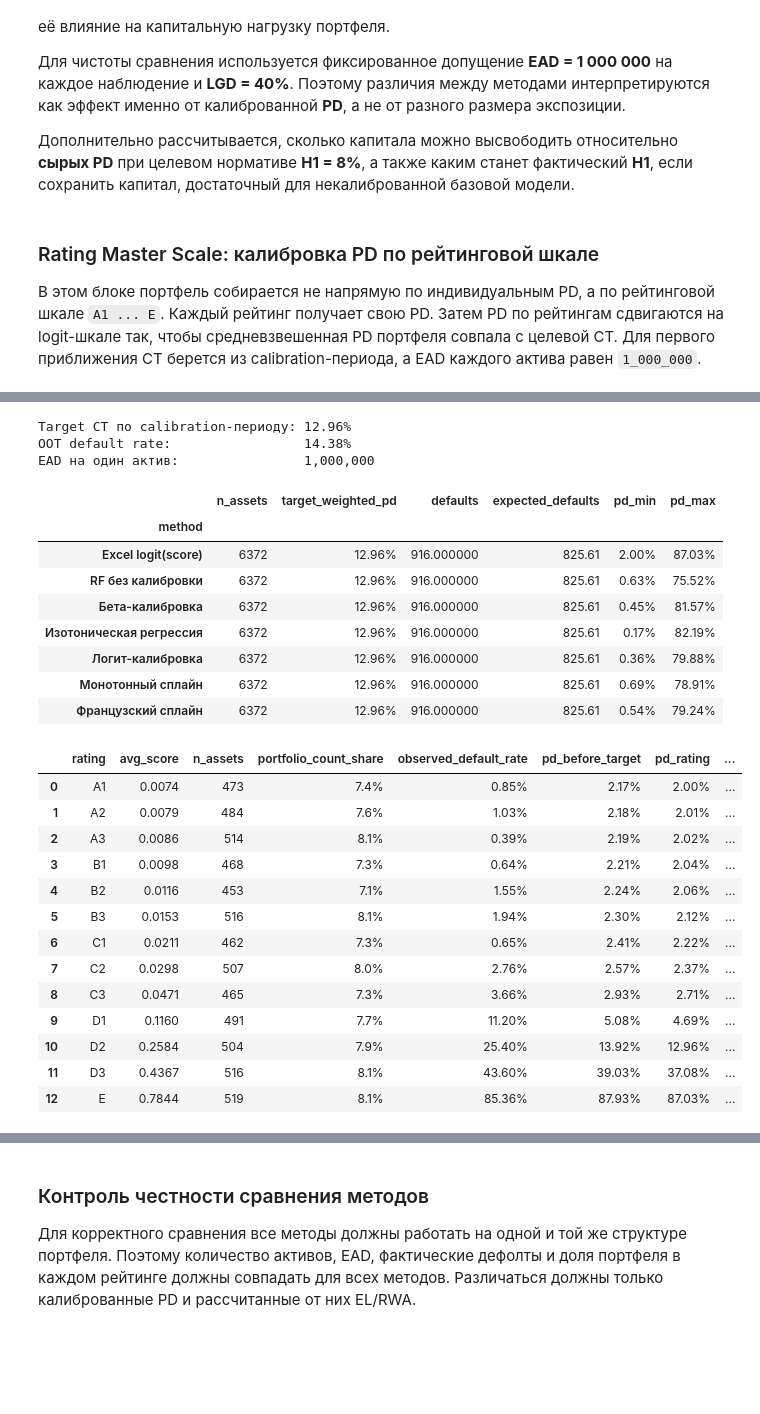
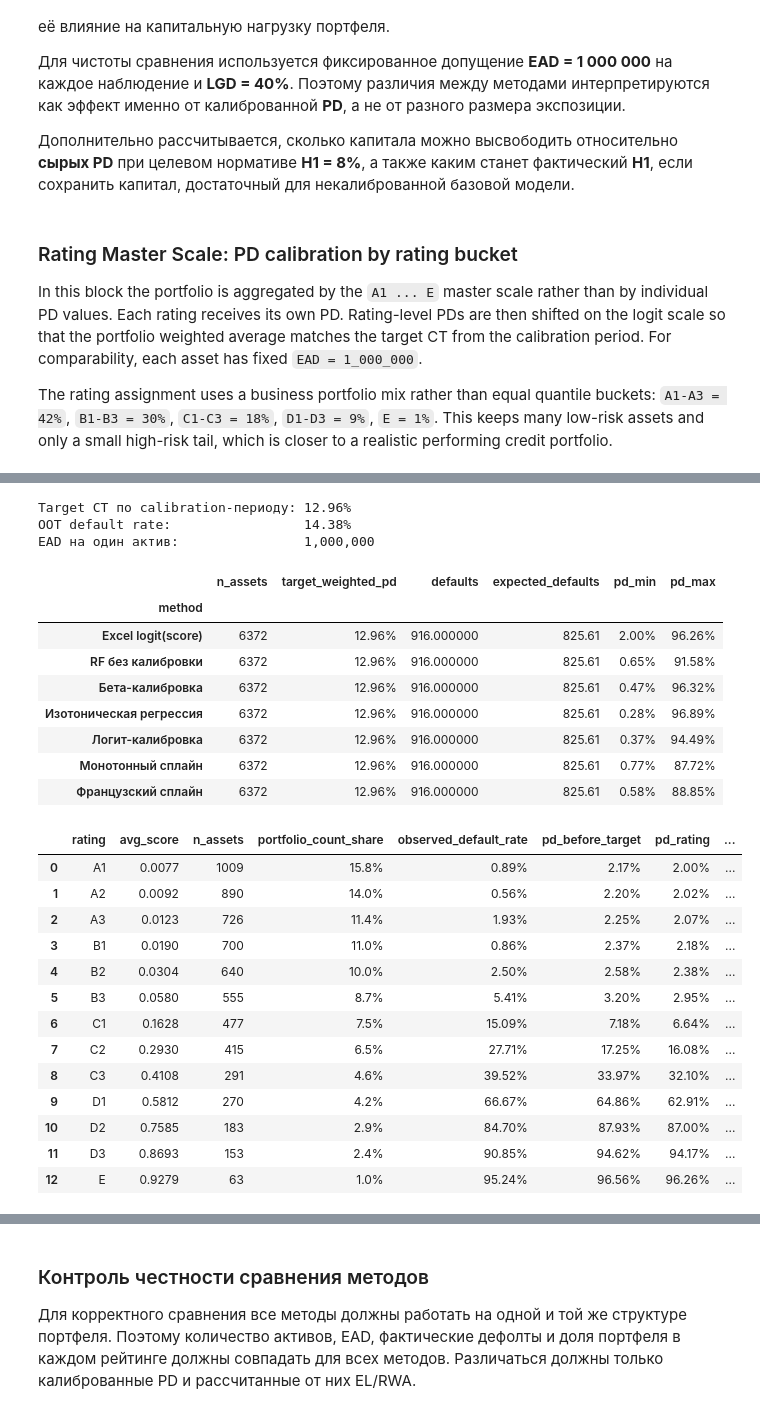
Before and after one commit to ddudenko275-boop/ColebrationTedo, a Jupyter notebook: notebooks/pd_calibration.ipynb, the cells around one changed output, grey strips where cells are left out. Saved outputs shown, nothing was run; the diff lists cells and outputs as text; code cells hidden in the pictures; blank space fills up the shorter version.

```diff
--- a/notebooks/pd_calibration.ipynb
+++ b/notebooks/pd_calibration.ipynb
@@ -972,20 +974,26 @@ display(
 
 Дополнительно рассчитывается, сколько капитала можно высвободить относительно **сырых PD** при целевом нормативе **H1 = 8%**, а также каким станет фактический **H1**, если сохранить капитал, достаточный для некалиброванной базовой модели.
 # %% [markdown]
-### Rating Master Scale: калибровка PD по рейтинговой шкале
+### Rating Master Scale: PD calibration by rating bucket
 
-В этом блоке портфель собирается не напрямую по индивидуальным PD, а по рейтинговой шкале `A1 ... E`. Каждый рейтинг получает свою PD. Затем PD по рейтингам сдвигаются на logit-шкале так, чтобы средневзвешенная PD портфеля совпала с целевой CT. Для первого приближения CT берется из calibration-периода, а EAD каждого актива равен `1_000_000`.
+In this block the portfolio is aggregated by the `A1 ... E` master scale rather than by individual PD values. Each rating receives its own PD. Rating-level PDs are then shifted on the logit scale so that the portfolio weighted average matches the target CT from the calibration period. For comparability, each asset has fixed `EAD = 1_000_000`.
+
+The rating assignment uses a business portfolio mix rather than equal quantile buckets: `A1-A3 = 42%`, `B1-B3 = 30%`, `C1-C3 = 18%`, `D1-D3 = 9%`, `E = 1%`. This keeps many low-risk assets and only a small high-risk tail, which is closer to a realistic performing credit portfolio.
 # %%
 TARGET_CT = float(y_calib.mean())
 ASSET_EAD = 1_000_000.0
 
 df_calib_master = df.loc[y_calib.index].copy()
 df_test_master = df.loc[y_test.index].copy()
-df_calib_master["master_rating"] = assign_master_scale_ratings(
-    scores_calib, reference_scores=scores_calib
+df_calib_master["master_rating"] = assign_master_scale_ratings_by_shares(
+    scores_calib,
+    reference_scores=scores_calib,
+    target_shares=BUSINESS_MASTER_SCALE_SHARES,
 )
-df_test_master["master_rating"] = assign_master_scale_ratings(
-    scores_test, reference_scores=scores_calib
+df_test_master["master_rating"] = assign_master_scale_ratings_by_shares(
+    scores_test,
+    reference_scores=scores_calib,
+    target_shares=BUSINESS_MASTER_SCALE_SHARES,
 )
 
 excel_logit = LogisticRegression(solver="lbfgs", max_iter=1000, C=1e12)
@@ -1100,27 +1108,27 @@ display(
 Target CT по calibration-периоду: 12.96%
 OOT default rate:                 14.38%
 EAD на один актив:                1,000,000
 |  | n_assets | target_weighted_pd | defaults | expected_defaults | pd_min | pd_max |
 | method |  |  |  |  |  |  |
-| Excel logit(score) | 6372 | 12.96% | 916.000000 | 825.61 | 2.00% | 87.03% |
-| RF без калибровки | 6372 | 12.96% | 916.000000 | 825.61 | 0.63% | 75.52% |
-| Бета-калибровка | 6372 | 12.96% | 916.000000 | 825.61 | 0.45% | 81.57% |
-| Изотоническая регрессия | 6372 | 12.96% | 916.000000 | 825.61 | 0.17% | 82.19% |
-| Логит-калибровка | 6372 | 12.96% | 916.000000 | 825.61 | 0.36% | 79.88% |
-| Монотонный сплайн | 6372 | 12.96% | 916.000000 | 825.61 | 0.69% | 78.91% |
-| Французский сплайн | 6372 | 12.96% | 916.000000 | 825.61 | 0.54% | 79.24% |
+| Excel logit(score) | 6372 | 12.96% | 916.000000 | 825.61 | 2.00% | 96.26% |
+| RF без калибровки | 6372 | 12.96% | 916.000000 | 825.61 | 0.65% | 91.58% |
+| Бета-калибровка | 6372 | 12.96% | 916.000000 | 825.61 | 0.47% | 96.32% |
+| Изотоническая регрессия | 6372 | 12.96% | 916.000000 | 825.61 | 0.28% | 96.89% |
+| Логит-калибровка | 6372 | 12.96% | 916.000000 | 825.61 | 0.37% | 94.49% |
+| Монотонный сплайн | 6372 | 12.96% | 916.000000 | 825.61 | 0.77% | 87.72% |
+| Французский сплайн | 6372 | 12.96% | 916.000000 | 825.61 | 0.58% | 88.85% |
 |  | rating | avg_score | n_assets | portfolio_count_share | observed_default_rate | pd_before_target | pd_rating | ... |
-| 0 | A1 | 0.0074 | 473 | 7.4% | 0.85% | 2.17% | 2.00% | ... |
-| 1 | A2 | 0.0079 | 484 | 7.6% | 1.03% | 2.18% | 2.01% | ... |
-| 2 | A3 | 0.0086 | 514 | 8.1% | 0.39% | 2.19% | 2.02% | ... |
-| 3 | B1 | 0.0098 | 468 | 7.3% | 0.64% | 2.21% | 2.04% | ... |
-| 4 | B2 | 0.0116 | 453 | 7.1% | 1.55% | 2.24% | 2.06% | ... |
-| 5 | B3 | 0.0153 | 516 | 8.1% | 1.94% | 2.30% | 2.12% | ... |
-| 6 | C1 | 0.0211 | 462 | 7.3% | 0.65% | 2.41% | 2.22% | ... |
-| 7 | C2 | 0.0298 | 507 | 8.0% | 2.76% | 2.57% | 2.37% | ... |
-| 8 | C3 | 0.0471 | 465 | 7.3% | 3.66% | 2.93% | 2.71% | ... |
-| 9 | D1 | 0.1160 | 491 | 7.7% | 11.20% | 5.08% | 4.69% | ... |
-| 10 | D2 | 0.2584 | 504 | 7.9% | 25.40% | 13.92% | 12.96% | ... |
-| 11 | D3 | 0.4367 | 516 | 8.1% | 43.60% | 39.03% | 37.08% | ... |
-| 12 | E | 0.7844 | 519 | 8.1% | 85.36% | 87.93% | 87.03% | ... |
+| 0 | A1 | 0.0077 | 1009 | 15.8% | 0.89% | 2.17% | 2.00% | ... |
+| 1 | A2 | 0.0092 | 890 | 14.0% | 0.56% | 2.20% | 2.02% | ... |
+| 2 | A3 | 0.0123 | 726 | 11.4% | 1.93% | 2.25% | 2.07% | ... |
+| 3 | B1 | 0.0190 | 700 | 11.0% | 0.86% | 2.37% | 2.18% | ... |
+| 4 | B2 | 0.0304 | 640 | 10.0% | 2.50% | 2.58% | 2.38% | ... |
+| 5 | B3 | 0.0580 | 555 | 8.7% | 5.41% | 3.20% | 2.95% | ... |
+| 6 | C1 | 0.1628 | 477 | 7.5% | 15.09% | 7.18% | 6.64% | ... |
+| 7 | C2 | 0.2930 | 415 | 6.5% | 27.71% | 17.25% | 16.08% | ... |
+| 8 | C3 | 0.4108 | 291 | 4.6% | 39.52% | 33.97% | 32.10% | ... |
+| 9 | D1 | 0.5812 | 270 | 4.2% | 66.67% | 64.86% | 62.91% | ... |
+| 10 | D2 | 0.7585 | 183 | 2.9% | 84.70% | 87.93% | 87.00% | ... |
+| 11 | D3 | 0.8693 | 153 | 2.4% | 90.85% | 94.62% | 94.17% | ... |
+| 12 | E | 0.9279 | 63 | 1.0% | 95.24% | 96.56% | 96.26% | ... |
 # %% [markdown]
```
Also changed, not shown: parts of 5 cells of this notebook, 2 other files.
